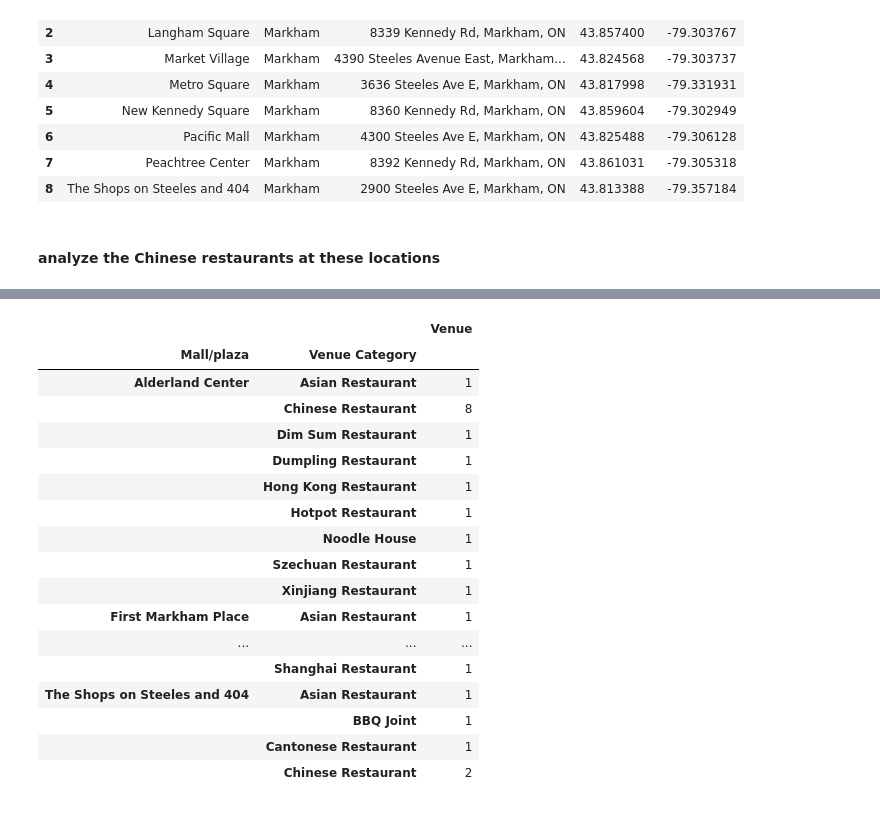
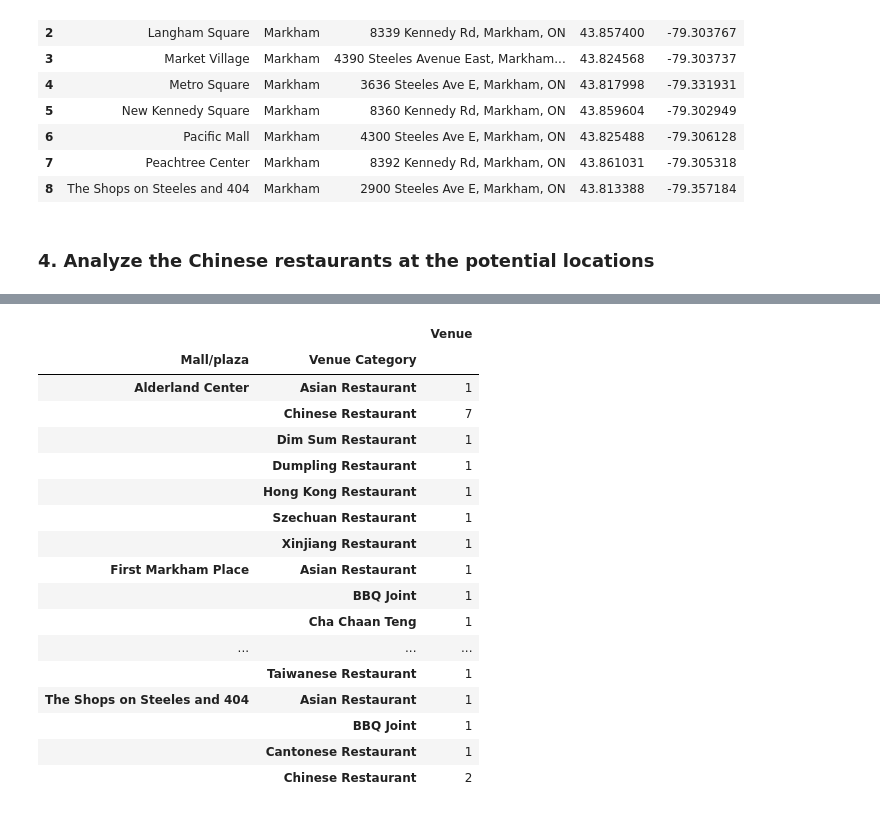
Before and after one commit to kunzaizhao/Coursera_Capstone, a Jupyter notebook: Battle_of_Neighborhoods_project.ipynb, the cells around one changed output, grey strips where cells are left out. Cells and saved outputs as stored; diff of their text form; code cells hidden in the pictures.

```diff
--- a/Battle_of_Neighborhoods_project.ipynb
+++ b/Battle_of_Neighborhoods_project.ipynb
@@ -724,7 +749,7 @@ final_candidates
 | 7 | Peachtree Center | Markham | 8392 Kennedy Rd, Markham, ON | 43.861031 | -79.305318 |
 | 8 | The Shops on Steeles and 404 | Markham | 2900 Steeles Ave E, Markham, ON | 43.813388 | -79.357184 |
 # %% [markdown]
-#### analyze the Chinese restaurants at these locations
+### 4. Analyze the Chinese restaurants at the potential locations
 # %%
 # get the Chinese restaurants located in our final candidates
 chinese_cuisine = markham_venues_mod[markham_venues_mod['Venue Category'] == 'Chinese Restaurant'].reset_index(drop = True)
@@ -755,22 +780,23 @@ chinese_cuisine.head()
 | 4 | Alderland Center | 43.824235 | -79.326603 | Keung's Delight 強記雞粥 | 43.821007 | -79.326432 | ... |
 # %%
 # group the cuisine by location and category
-chinese_cuisine[['Mall/plaza','Venue', 'Venue Category']].groupby(by = ['Mall/plaza', 'Venue Category']).count()
+chinese_cuisine_count = chinese_cuisine[['Mall/plaza','Venue', 'Venue Category']].groupby(by = ['Mall/plaza', 'Venue Category']).count()
+chinese_cuisine_count
 # %% [output]
 |  |  | Venue |
 | Mall/plaza | Venue Category |  |
 | Alderland Center | Asian Restaurant | 1 |
-|  | Chinese Restaurant | 8 |
+|  | Chinese Restaurant | 7 |
 |  | Dim Sum Restaurant | 1 |
 |  | Dumpling Restaurant | 1 |
 |  | Hong Kong Restaurant | 1 |
-|  | Hotpot Restaurant | 1 |
-|  | Noodle House | 1 |
 |  | Szechuan Restaurant | 1 |
 |  | Xinjiang Restaurant | 1 |
 | First Markham Place | Asian Restaurant | 1 |
+|  | BBQ Joint | 1 |
+|  | Cha Chaan Teng | 1 |
 | ... | ... | ... |
-|  | Shanghai Restaurant | 1 |
+|  | Taiwanese Restaurant | 1 |
 | The Shops on Steeles and 404 | Asian Restaurant | 1 |
 |  | BBQ Joint | 1 |
 |  | Cantonese Restaurant | 1 |
```
Also changed, not shown: parts of 28 cells of this notebook.
